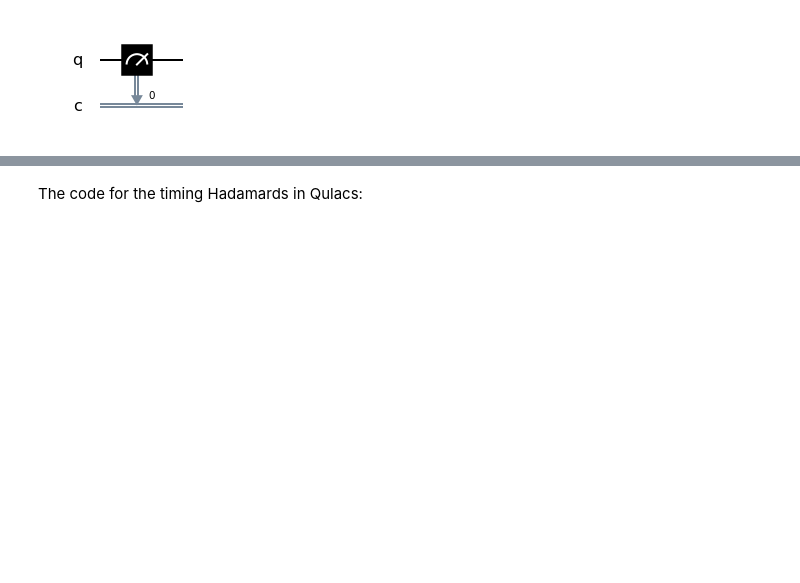
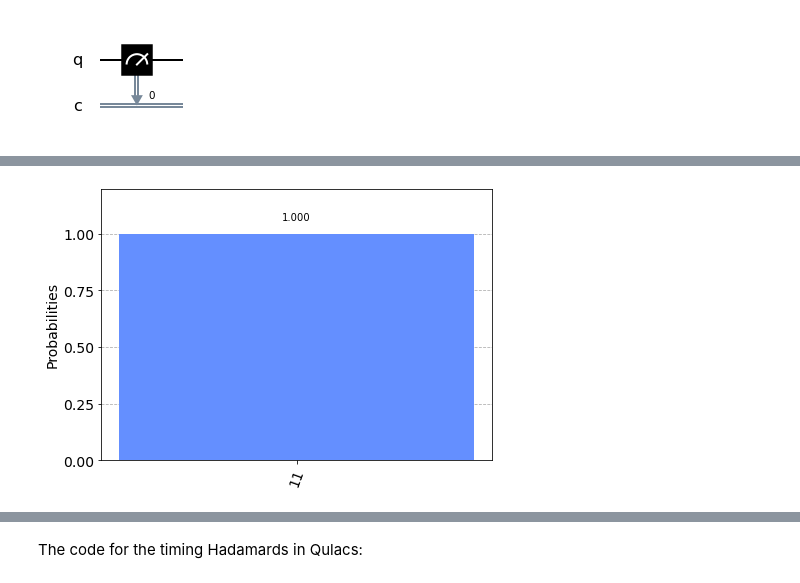
Before and after one commit to sara-nl/QuantumComputing, a Jupyter notebook: notebooks/Basics_and_Benchmarking.ipynb, the cells around one changed output, grey strips where cells are left out. Cells and saved outputs as stored; diff of their text form; code cells hidden in the pictures; blank space fills up the shorter version.

```diff
--- a/notebooks/Basics_and_Benchmarking.ipynb
+++ b/notebooks/Basics_and_Benchmarking.ipynb
@@ -456,0 +328,18 @@ print(qisHadamards)
+# %%
+# defining the device
+q = QuantumRegister(2, 'q')
+c = ClassicalRegister(2, 'c')
+circuitXCNOT = QuantumCircuit(q, c)
+
+# An X gate on q0, followed by a CNOT operation with q0 as the control qubit
+circuitXCNOT.x(0)
+circuitXCNOT.cnot(0,1)
+circuitXCNOT.measure(q,c)
+
+# execute the circuit
+job = execute(circuitXCNOT, Aer.get_backend('qasm_simulator')).result()
+# count how many times a given state was measured
+counts = job.get_counts()
+plot_histogram(counts)
+# %% [output]
+[figure, added]
```
Also changed, not shown: parts of 78 cells of this notebook.
